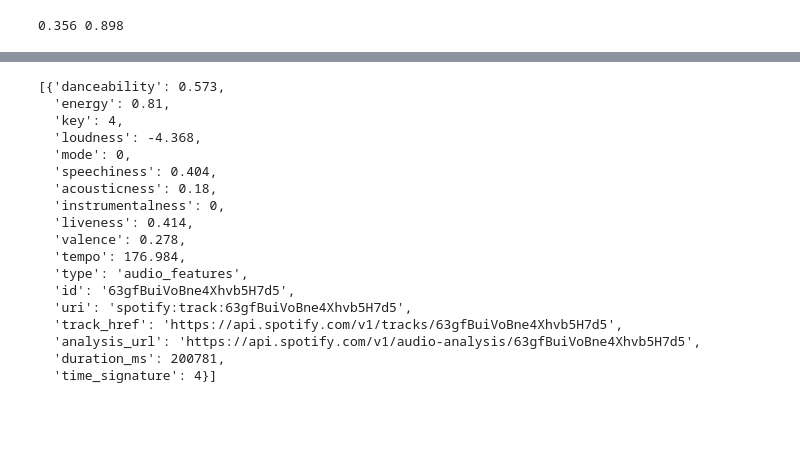
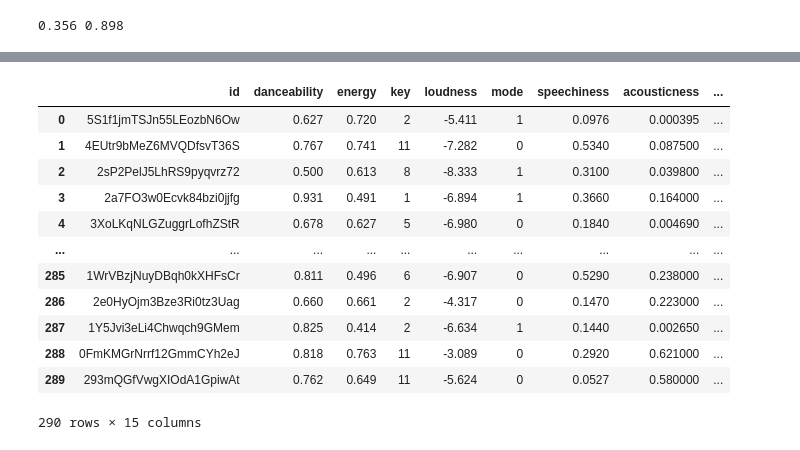
Before and after one commit to ConnorCallahan01/CSCI182, a Jupyter notebook: FinalProject/FinalProject.ipynb, the cells around one changed output, grey strips where cells are left out. Cells and saved outputs as stored; diff of their text form; code cells hidden in the pictures; blank space fills up the shorter version.

```diff
--- a/FinalProject/FinalProject.ipynb
+++ b/FinalProject/FinalProject.ipynb
@@ -444,30 +455,17 @@ Tracks and Ids on:  Cowboy Tears
 # %%
-def albumSongFeatures(new_albums_tracks_input, list):
+def albumSongFeatures(new_albums_tracks_input):
     album_features = {}
     for album, song in new_albums_tracks_input.items():
-        album_features[song] = []
+        for i in song:
+            #print(i[0]," ", i[1])
+            album_features[i[1]] = []
+
     for song, value in album_features.items():
-        for i in list:
-            track_info = sp.audio_features(i[1])
-            return track_info
 
-albumSongFeatures(new_albums_tracks, new_albums_tracks['Back For Everything'])
+        track_info = sp.audio_features(song)
+
+        album_features[song].append(track_info)
+
+    return album_features
+
+album_song_features = albumSongFeatures(new_albums_tracks)
-# %% [output]
-[{'danceability': 0.573,
-  'energy': 0.81,
-  'key': 4,
-  'loudness': -4.368,
-  'mode': 0,
-  'speechiness': 0.404,
-  'acousticness': 0.18,
-  'instrumentalness': 0,
-  'liveness': 0.414,
-  'valence': 0.278,
-  'tempo': 176.984,
-  'type': 'audio_features',
-  'id': '63gfBuiVoBne4Xhvb5H7d5',
-  'uri': 'spotify:track:63gfBuiVoBne4Xhvb5H7d5',
-  'track_href': 'https://api.spotify.com/v1/tracks/63gfBuiVoBne4Xhvb5H7d5',
-  'analysis_url': 'https://api.spotify.com/v1/audio-analysis/63gfBuiVoBne4Xhvb5H7d5',
-  'duration_ms': 200781,
-  'time_signature': 4}]
@@ -473,0 +508,31 @@ albumSongFeatures(new_albums_tracks, new_albums_tracks['Back For Everything'])
+# %%
+album_song_fts_df['danceability'] = danceability
+album_song_fts_df['energy'] = energy
+album_song_fts_df['key'] = key
+album_song_fts_df['loudness'] = loudness
+album_song_fts_df['mode'] = mode
+album_song_fts_df['speechiness'] = speechiness
+album_song_fts_df['acousticness'] = acousticness
+album_song_fts_df['instrumentalness'] = instrumentalness
+album_song_fts_df['liveness'] = liveness
+album_song_fts_df['valence'] = valence
+album_song_fts_df['tempo'] = tempo
+album_song_fts_df['type'] = type
+album_song_fts_df['duration_ms'] = duration_ms
+album_song_fts_df['time_signature'] = time_signature
+
+album_song_fts_df
+# %% [output]
+|  | id | danceability | energy | key | loudness | mode | speechiness | acousticness | ... |
+| 0 | 5S1f1jmTSJn55LEozbN6Ow | 0.627 | 0.720 | 2 | -5.411 | 1 | 0.0976 | 0.000395 | ... |
+| 1 | 4EUtr9bMeZ6MVQDfsvT36S | 0.767 | 0.741 | 11 | -7.282 | 0 | 0.5340 | 0.087500 | ... |
+| 2 | 2sP2PelJ5LhRS9pyqvrz72 | 0.500 | 0.613 | 8 | -8.333 | 1 | 0.3100 | 0.039800 | ... |
+| 3 | 2a7FO3w0Ecvk84bzi0jjfg | 0.931 | 0.491 | 1 | -6.894 | 1 | 0.3660 | 0.164000 | ... |
+| 4 | 3XoLKqNLGZuggrLofhZStR | 0.678 | 0.627 | 5 | -6.980 | 0 | 0.1840 | 0.004690 | ... |
+| ... | ... | ... | ... | ... | ... | ... | ... | ... | ... |
+| 285 | 1WrVBzjNuyDBqh0kXHFsCr | 0.811 | 0.496 | 6 | -6.907 | 0 | 0.5290 | 0.238000 | ... |
+| 286 | 2e0HyOjm3Bze3Ri0tz3Uag | 0.660 | 0.661 | 2 | -4.317 | 0 | 0.1470 | 0.223000 | ... |
+| 287 | 1Y5Jvi3eLi4Chwqch9GMem | 0.825 | 0.414 | 2 | -6.634 | 1 | 0.1440 | 0.002650 | ... |
+| 288 | 0FmKMGrNrrf12GmmCYh2eJ | 0.818 | 0.763 | 11 | -3.089 | 0 | 0.2920 | 0.621000 | ... |
+| 289 | 293mQGfVwgXIOdA1GpiwAt | 0.762 | 0.649 | 11 | -5.624 | 0 | 0.0527 | 0.580000 | ... |
+290 rows × 15 columns
```
Also changed, not shown: parts of 17 cells of this notebook.
